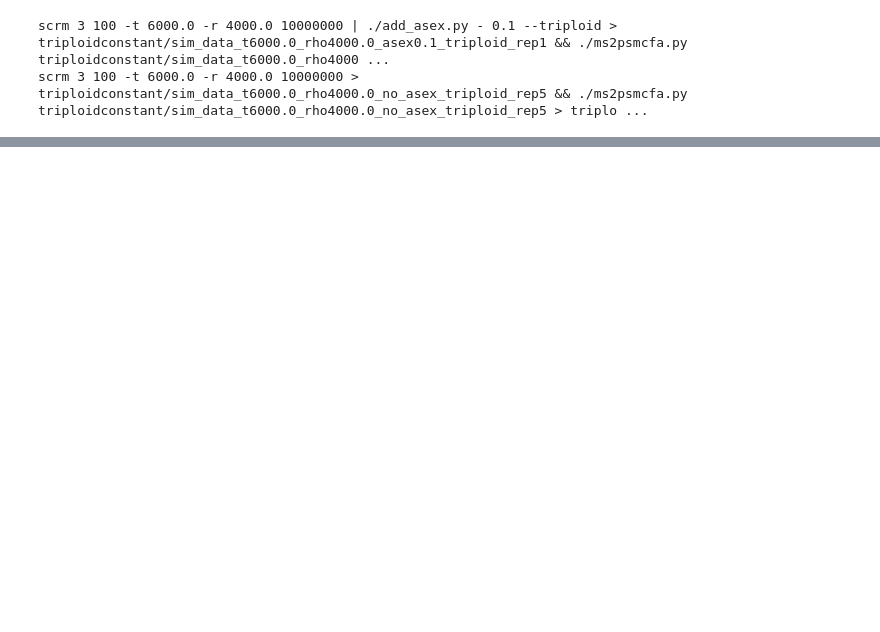
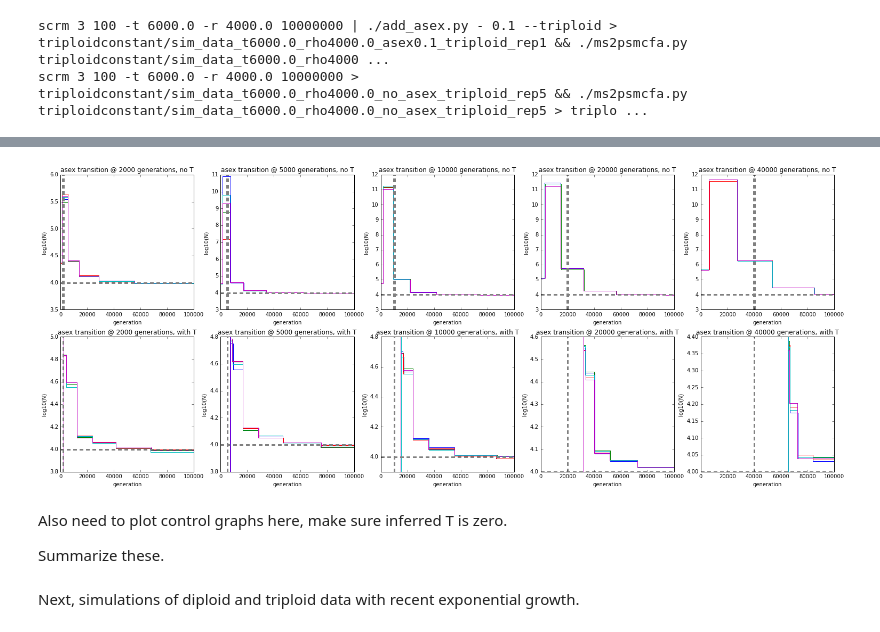
Before and after one commit to ammodramus/tsmc, a Jupyter notebook: snail_sims.ipynb, the cells around one changed output, grey strips where cells are left out. Saved outputs shown, nothing was run; the diff lists cells and outputs as text; code cells hidden in the pictures; blank space fills up the shorter version.

Commit message:
update to snail sims ipynb, now with trcN data

```diff
--- a/snail_sims.ipynb
+++ b/snail_sims.ipynb
@@ -570,0 +644,60 @@ scrm 3 100 -t 6000.0 -r 4000.0 10000000 > triploidconstant/sim_data_t6000.0_rho4
+# %%
+# rescaling the population sizes and times in the standard (var-N) simulations
+
+binSize = 100  # we binned the bp's by 100 in the input to PSMC
+
+trcNdat['lambda0'] = trcNdat['theta'] / (4.0*mu) / binSize
+
+trcNdat['divtime'] = 2.0*trcNdat['lambda0'] * trcNdat['divtime']
+
+for i in xrange(1, maxi+1):
+    colLam = 'lambda'+str(i)
+    colT = 't'+str(i)
+    trcNdat[colLam] = trcNdat['lambda0'] * trcNdat[colLam]
+    trcNdat[colT] = 2.0*trcNdat['lambda0'] * trcNdat[colT]
+# %%
+# plot the triploid constant-N data
+
+fig, axes = plt.subplots(nrows=2,ncols=len(asexGens), figsize = (26,10))
+for colIdx, asexGen in enumerate(asexGens):
+    # first row: no T
+    datp = trcNdat.loc[(trcNdat['asex'] == asexGen) & (np.isnan(trcNdat['divtime'])),:]
+    axis = axes[0, colIdx]
+    for rowIdx in xrange(datp.shape[0]):
+        maxi = int(datp.ix[rowIdx,'maxi'])
+        ts = datp.ix[rowIdx,'t0':('t{}'.format(maxi))]
+        lambdas = datp.ix[rowIdx, 'lambda0':('lambda{}'.format(maxi))]
+        divtime = datp.ix[rowIdx, 'divtime']
+        if np.isnan(divtime):
+            divtime = None
+        plot_psmc(axis, ts, lambdas, divtime, maxt = 100000)
+        axis.axvline(asexGen, color = 'gray', lw = 5, ls = 'dashed')
+        axis.axhline(np.log10(N), color = 'gray', lw = 3, ls = 'dashed')
+        axis.set_title('asex transition @ {} generations, no T'.format(asexGen))
+        axis.set_xlabel('generation')
+        axis.set_ylabel('log10(N)')
+    # second row: with T
+    datp = trcNdat.loc[(trcNdat['asex'] == asexGen) & (~np.isnan(trcNdat['divtime'])),:]
+    axis = axes[1, colIdx]
+    for rowIdx in xrange(datp.shape[0]):
+        maxi = int(datp.ix[rowIdx,'maxi'])
+        ts = datp.ix[rowIdx,'t0':('t{}'.format(maxi))]
+        lambdas = datp.ix[rowIdx, 'lambda0':('lambda{}'.format(maxi))]
+        divtime = datp.ix[rowIdx, 'divtime']
+        if np.isnan(divtime):
+            divtime = None
+        plot_psmc(axis, ts, lambdas, divtime, maxt = 100000)
+        # add true divergence time
+        axis.axvline(asexGen, color = 'gray', lw = 3, ls = 'dashed')
+        axis.axhline(np.log10(N), color = 'gray', lw = 3, ls = 'dashed')
+        axis.set_title('asex transition @ {} generations, with T'.format(asexGen))
+        axis.set_xlabel('generation')
+        axis.set_ylabel('log10(N)')
+# %% [output]
+[figure, added]
+# %% [markdown]
+Also need to plot control graphs here, make sure inferred T is zero.
+
+Summarize these.
+# %% [markdown]
+Next, simulations of diploid and triploid data with recent exponential growth.
```
Also changed, not shown: parts of 5 cells of this notebook.
